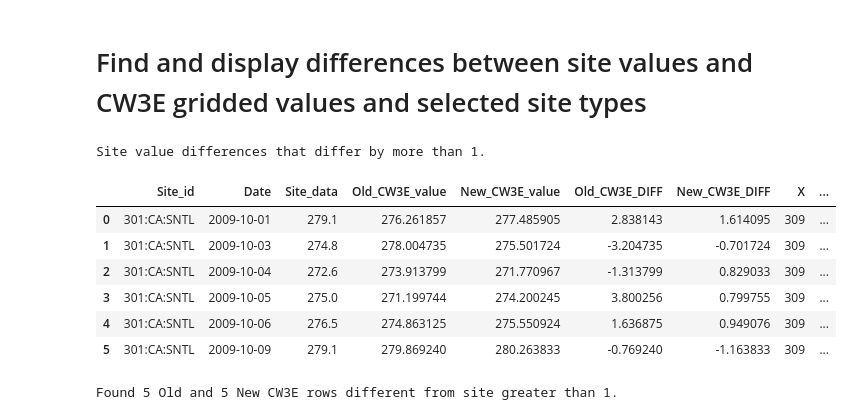
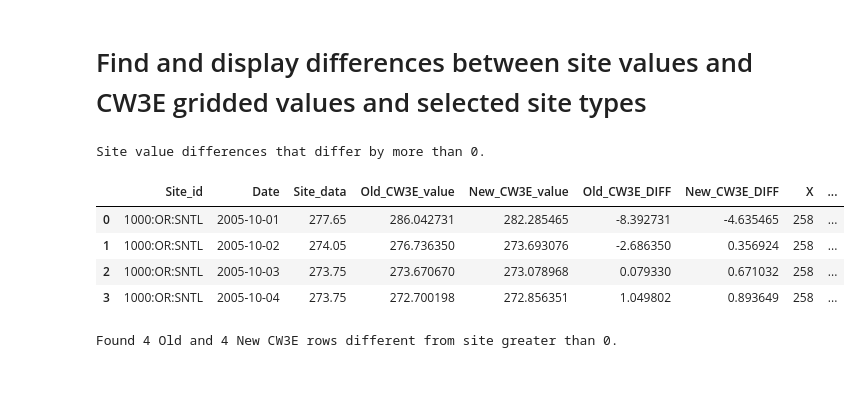
Before and after one commit to wh3248/bill-play, a Jupyter notebook: forcing_test/forcing_hourly.ipynb, the cells around one changed output. Cells and saved outputs as stored; diff of their text form; code cells hidden in the pictures; blank space fills up the shorter version.

```diff
--- a/forcing_test/forcing_hourly.ipynb
+++ b/forcing_test/forcing_hourly.ipynb
@@ -29,7 +29,7 @@ def get_snowtel_data(site_id, start_date, num_days):
     da = ds["temp_avg"]
     end_date = (datetime.datetime.strptime(start_date, "%Y-%m-%d") + datetime.timedelta(days=num_days-1)).strftime("%Y-%m-%d")
     data = da.sel(date=slice(start_date, end_date)).values
-    data = data + 273.5
+    data = data + 273.15
     return (data, x, y, lat, lon)
 
 def get_cw3e_data(x, y, start_date, num_days):
@@ -117,19 +117,18 @@ Loaded new utility functions.
 # %%
 site_ids = ["350:WY:SNTL", "347:MT:SNTL", "368:UT:SNTL", "396:UT:SNTL", "913:CO:SNTL", "2090:AR:SCAN"]
 site_ids = ["301:CA:SNTL"]
+site_ids = ["1000:OR:SNTL"]
 
-start_time = "2009-10-01"
-num_days = 10
+start_time = "2005-10-01"
+num_days = 4
 for site_id in site_ids:
-    df = print_site_cw3e_differences(site_id, start_time, num_days, tolerance=1 )
+    df = print_site_cw3e_differences(site_id, start_time, num_days, tolerance=0 )
     df
 # %% [output]
-Site value differences that differ by more than 1.
+Site value differences that differ by more than 0.
 |  | Site_id | Date | Site_data | Old_CW3E_value | New_CW3E_value | Old_CW3E_DIFF | New_CW3E_DIFF | X | ... |
-| 0 | 301:CA:SNTL | 2009-10-01 | 279.1 | 276.261857 | 277.485905 | 2.838143 | 1.614095 | 309 | ... |
-| 1 | 301:CA:SNTL | 2009-10-03 | 274.8 | 278.004735 | 275.501724 | -3.204735 | -0.701724 | 309 | ... |
-| 2 | 301:CA:SNTL | 2009-10-04 | 272.6 | 273.913799 | 271.770967 | -1.313799 | 0.829033 | 309 | ... |
-| 3 | 301:CA:SNTL | 2009-10-05 | 275.0 | 271.199744 | 274.200245 | 3.800256 | 0.799755 | 309 | ... |
-| 4 | 301:CA:SNTL | 2009-10-06 | 276.5 | 274.863125 | 275.550924 | 1.636875 | 0.949076 | 309 | ... |
-| 5 | 301:CA:SNTL | 2009-10-09 | 279.1 | 279.869240 | 280.263833 | -0.769240 | -1.163833 | 309 | ... |
+| 0 | 1000:OR:SNTL | 2005-10-01 | 277.65 | 286.042731 | 282.285465 | -8.392731 | -4.635465 | 258 | ... |
+| 1 | 1000:OR:SNTL | 2005-10-02 | 274.05 | 276.736350 | 273.693076 | -2.686350 | 0.356924 | 258 | ... |
+| 2 | 1000:OR:SNTL | 2005-10-03 | 273.75 | 273.670670 | 273.078968 | 0.079330 | 0.671032 | 258 | ... |
+| 3 | 1000:OR:SNTL | 2005-10-04 | 273.75 | 272.700198 | 272.856351 | 1.049802 | 0.893649 | 258 | ... |
-Found 5 Old and 5 New CW3E rows different from site greater than 1.
+Found 4 Old and 4 New CW3E rows different from site greater than 0.
```
Also changed, not shown: 2 other files.
